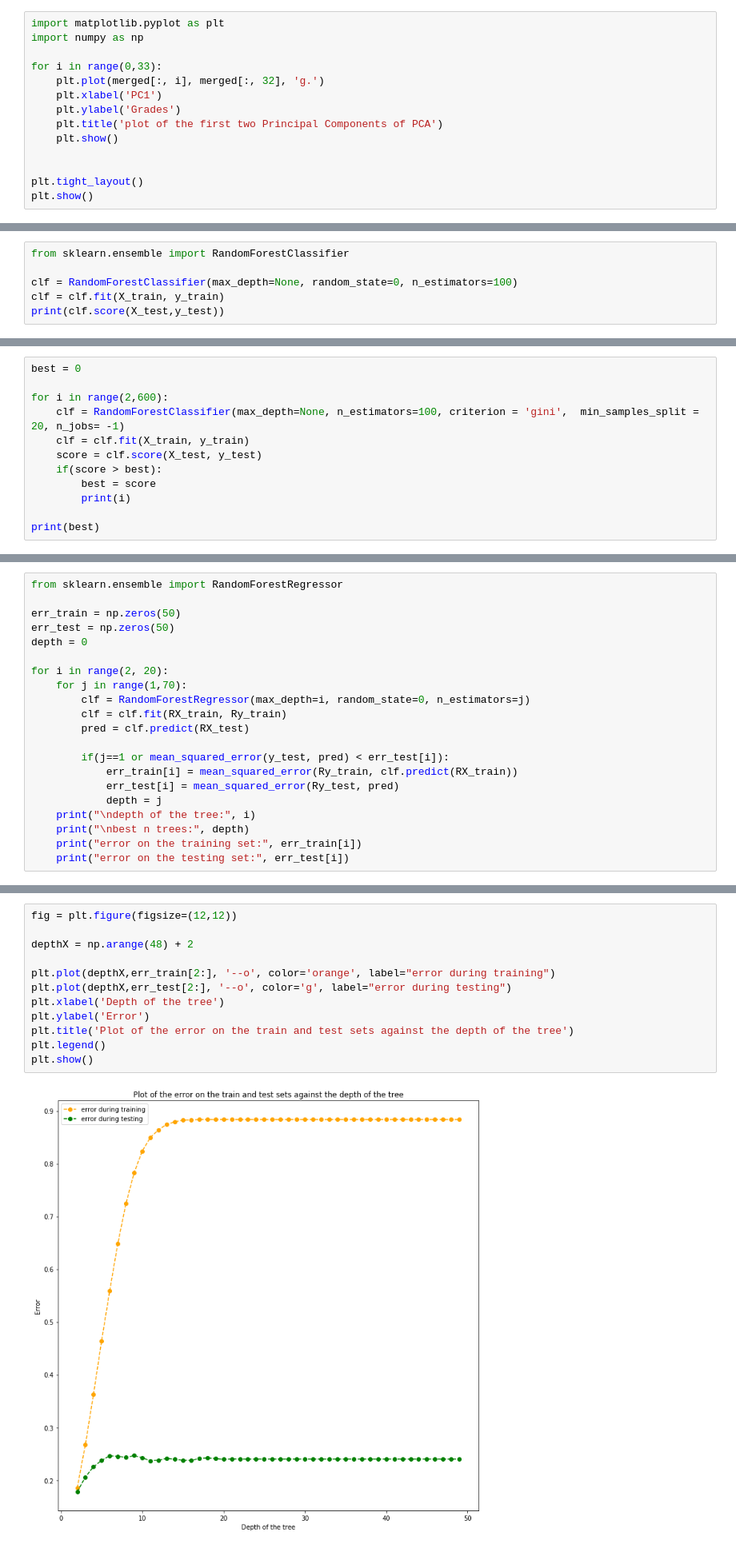
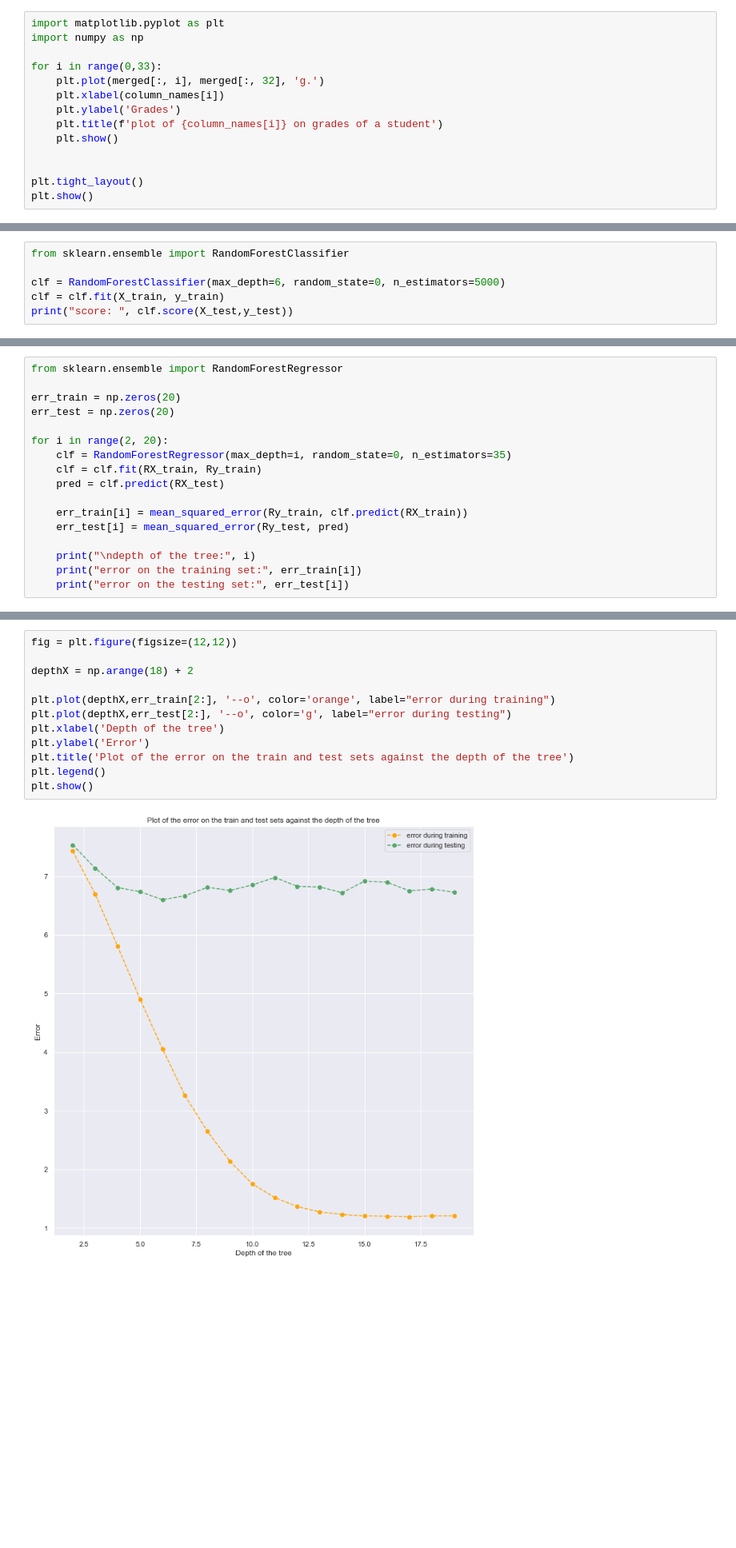
Before and after one commit to MarcoSpano/ProjectDataMining, a Jupyter notebook: Project-final.ipynb, the cells around one changed output, grey strips where cells are left out. Shown: that part at 80% size. Saved outputs shown, nothing was run; the diff lists cells and outputs as text; blank space fills up the shorter version.

```diff
--- a/Project-final.ipynb
+++ b/Project-final.ipynb
@@ -100,9 +106,9 @@ import numpy as np
 
 for i in range(0,33):
     plt.plot(merged[:, i], merged[:, 32], 'g.')
-    plt.xlabel('PC1')
+    plt.xlabel(column_names[i])
     plt.ylabel('Grades')
-    plt.title('plot of the first two Principal Components of PCA')
+    plt.title(f'plot of {column_names[i]} on grades of a student')
     plt.show()
 
 
@@ -409,7 +368,7 @@ Binarizing
 # %%
 from sklearn.ensemble import RandomForestClassifier
 
-clf = RandomForestClassifier(max_depth=None, random_state=0, n_estimators=100)
+clf = RandomForestClassifier(max_depth=6, random_state=0, n_estimators=5000)
 clf = clf.fit(X_train, y_train)
-print(clf.score(X_test,y_test))
+print("score: ", clf.score(X_test,y_test))
 # %% [output]
@@ -417,12 +375,0 @@ print(clf.score(X_test,y_test))
-# %%
-best = 0
-
-for i in range(2,600):
-    clf = RandomForestClassifier(max_depth=None, n_estimators=100, criterion = 'gini',  min_samples_split = 20, n_jobs= -1)
-    clf = clf.fit(X_train, y_train)
-    score = clf.score(X_test, y_test)
-    if(score > best):
-        best = score
-        print(i)
-
-print(best)
@@ -437,22 +378,18 @@ Regression problem
 # %%
 from sklearn.ensemble import RandomForestRegressor
 
-err_train = np.zeros(50)
-err_test = np.zeros(50)
-depth = 0
+err_train = np.zeros(20)
+err_test = np.zeros(20)
 
 for i in range(2, 20):
-    for j in range(1,70):
-        clf = RandomForestRegressor(max_depth=i, random_state=0, n_estimators=j)
-        clf = clf.fit(RX_train, Ry_train)
-        pred = clf.predict(RX_test)
+    clf = RandomForestRegressor(max_depth=i, random_state=0, n_estimators=35)
+    clf = clf.fit(RX_train, Ry_train)
+    pred = clf.predict(RX_test)
 
-        if(j==1 or mean_squared_error(y_test, pred) < err_test[i]):
-            err_train[i] = mean_squared_error(Ry_train, clf.predict(RX_train))
-            err_test[i] = mean_squared_error(Ry_test, pred)
-            depth = j
+    err_train[i] = mean_squared_error(Ry_train, clf.predict(RX_train))
+    err_test[i] = mean_squared_error(Ry_test, pred)
+
     print("\ndepth of the tree:", i)
-    print("\nbest n trees:", depth)
     print("error on the training set:", err_train[i])
     print("error on the testing set:", err_test[i])
 # %% [output]
@@ -476,14 +413,14 @@ error on the testing set: 16.14516129032258
 # %%
 fig = plt.figure(figsize=(12,12))
 
-depthX = np.arange(48) + 2
+depthX = np.arange(18) + 2
 
 plt.plot(depthX,err_train[2:], '--o', color='orange', label="error during training")
 plt.plot(depthX,err_test[2:], '--o', color='g', label="error during testing")
 plt.xlabel('Depth of the tree')
 plt.ylabel('Error')
 plt.title('Plot of the error on the train and test sets against the depth of the tree')
 plt.legend()
 plt.show()
 # %% [output]
-[figure, old version]
+[figure, new version]
```
Also changed, not shown: parts of 50 cells of this notebook, 2 other files.
